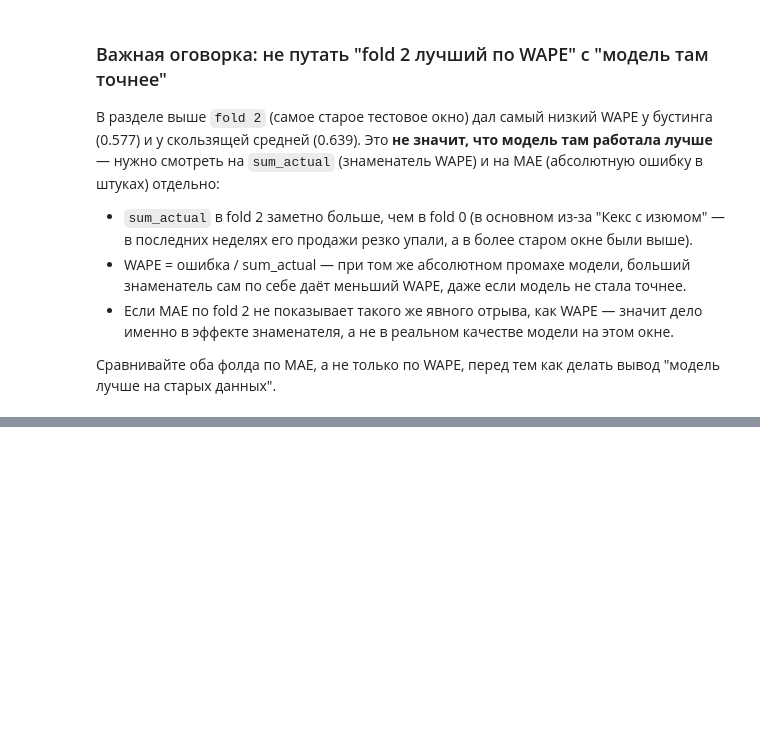
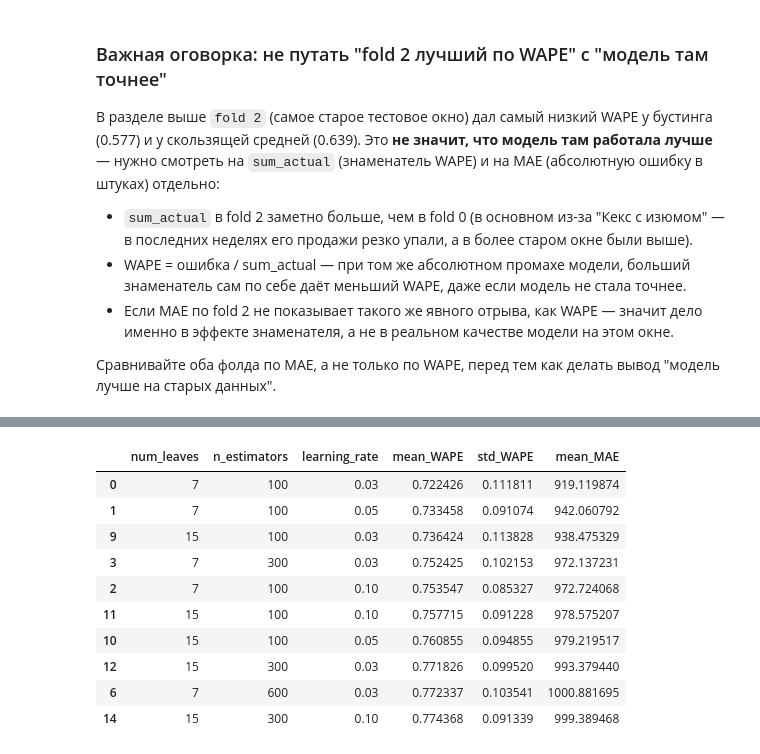
Before and after one commit to Kruasanya/sladkiy_gorodok, a Jupyter notebook: Обучение моделей/Модели/01_Прогноз_спроса/прогноз_спроса.ipynb, the cells around one changed output, grey strips where cells are left out. Drawn from its saved outputs; the diff is of its cells as text; code cells hidden in the pictures; blank space fills up the shorter version.

```diff
--- a/Обучение моделей/Модели/01_Прогноз_спроса/прогноз_спроса.ipynb
+++ b/Обучение моделей/Модели/01_Прогноз_спроса/прогноз_спроса.ipynb
@@ -595,0 +635,73 @@ Name: sum_actual, dtype: float64
+# %%
+try:
+    import lightgbm as lgb
+    HAS_LGBM = True
+except ImportError:
+    from sklearn.ensemble import HistGradientBoostingRegressor
+    HAS_LGBM = False
+
+PARAM_GRID = [
+    {"num_leaves": nl, "n_estimators": ne, "learning_rate": lr}
+    for nl in (7, 15)
+    for ne in (100, 300, 600)
+    for lr in (0.03, 0.05, 0.1)
+]
+
+
+def fit_boosting(params, X_train_f, y_train_f):
+    if HAS_LGBM:
+        model = lgb.LGBMRegressor(
+            min_child_samples=5, random_state=42, verbosity=-1, **params
+        )
+    else:
+        # HistGradientBoostingRegressor не поддерживает num_leaves/n_estimators так же —
+        # для честного сравнения по сетке используем ближайшие совместимые параметры.
+        model = HistGradientBoostingRegressor(
+            max_leaf_nodes=params["num_leaves"],
+            max_iter=params["n_estimators"],
+            learning_rate=params["learning_rate"],
+            random_state=42,
+        )
+    model.fit(X_train_f, y_train_f)
+    return model
+
+
+def evaluate_params_on_folds(params):
+    fold_wapes, fold_maes = [], []
+    for fold in range(N_FOLDS):
+        test_lo = fold * TEST_WEEKS + 1
+        test_hi = (fold + 1) * TEST_WEEKS
+        train_fold = featured[featured["week_rank_desc"] > test_hi]
+        test_fold = featured[
+            (featured["week_rank_desc"] >= test_lo) & (featured["week_rank_desc"] <= test_hi)
+        ]
+        if train_fold.empty or test_fold.empty:
+            continue
+        X_train_f, y_train_f = train_fold[FEATURE_COLS_V2], train_fold[TARGET_COL]
+        X_test_f, y_test_f = test_fold[FEATURE_COLS_V2], test_fold[TARGET_COL]
+        model = fit_boosting(params, X_train_f, y_train_f)
+        pred = model.predict(X_test_f)
+        fold_wapes.append(wape(y_test_f.values, pred))
+        fold_maes.append(mae(y_test_f.values, pred))
+    return np.mean(fold_wapes), np.std(fold_wapes), np.mean(fold_maes)
+
+
+grid_rows = []
+for params in PARAM_GRID:
+    mean_wape, std_wape, mean_mae = evaluate_params_on_folds(params)
+    grid_rows.append({**params, "mean_WAPE": mean_wape, "std_WAPE": std_wape, "mean_MAE": mean_mae})
+
+grid_results = pd.DataFrame(grid_rows).sort_values("mean_WAPE")
+grid_results.head(10)
+# %% [output]
+|  | num_leaves | n_estimators | learning_rate | mean_WAPE | std_WAPE | mean_MAE |
+| 0 | 7 | 100 | 0.03 | 0.722426 | 0.111811 | 919.119874 |
+| 1 | 7 | 100 | 0.05 | 0.733458 | 0.091074 | 942.060792 |
+| 9 | 15 | 100 | 0.03 | 0.736424 | 0.113828 | 938.475329 |
+| 3 | 7 | 300 | 0.03 | 0.752425 | 0.102153 | 972.137231 |
+| 2 | 7 | 100 | 0.10 | 0.753547 | 0.085327 | 972.724068 |
+| 11 | 15 | 100 | 0.10 | 0.757715 | 0.091228 | 978.575207 |
+| 10 | 15 | 100 | 0.05 | 0.760855 | 0.094855 | 979.219517 |
+| 12 | 15 | 300 | 0.03 | 0.771826 | 0.099520 | 993.379440 |
+| 6 | 7 | 600 | 0.03 | 0.772337 | 0.103541 | 1000.881695 |
+| 14 | 15 | 300 | 0.10 | 0.774368 | 0.091339 | 999.389468 |
```
Also changed, not shown: parts of 25 cells of this notebook, 2 other files.
